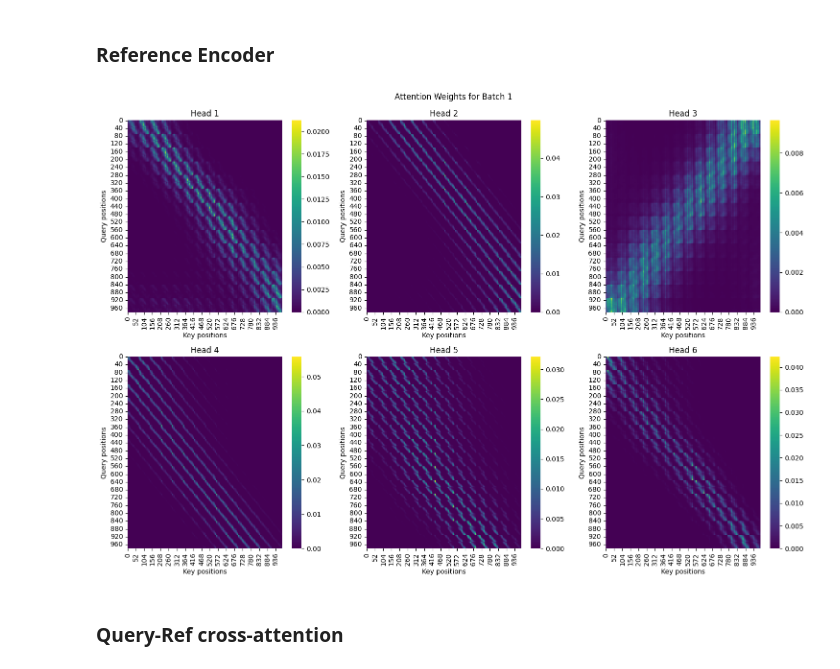
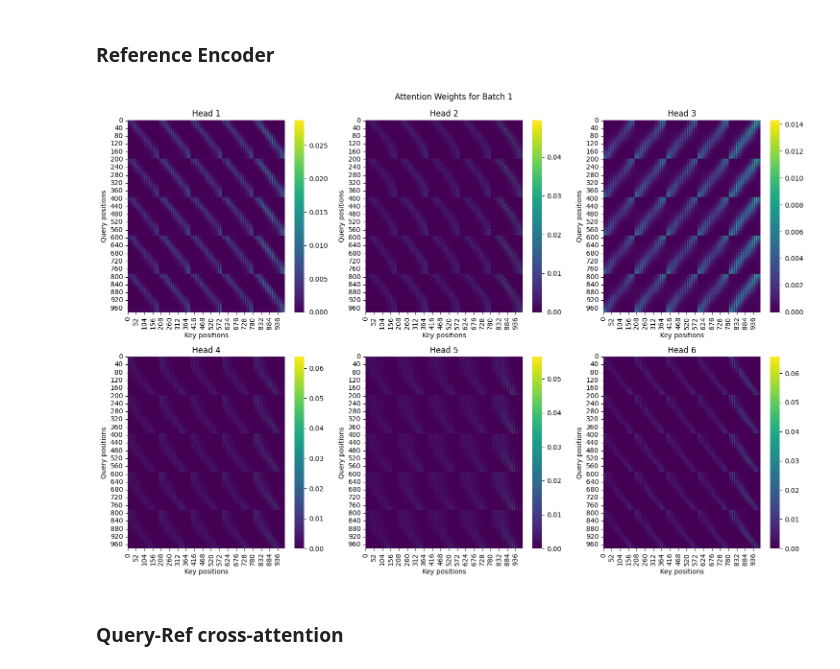
Before and after one commit to johnGachihi/scenic, a Jupyter notebook: scenic/projects/loca/visualise_attn_weights.ipynb, the cells around one changed output. Saved outputs shown, nothing was run; the diff lists cells and outputs as text; code cells hidden in the pictures.

```diff
--- a/scenic/projects/loca/visualise_attn_weights.ipynb
+++ b/scenic/projects/loca/visualise_attn_weights.ipynb
@@ -197,9 +311,10 @@ ref_enc_attn_weights[0, :, :5, :5]
 # %% [markdown]
 ### Reference Encoder
-# %%
-plot_attention_weights(ref_enc_attn_weights, batch_idx=0, max_tokens=1000)
-# %% [output]
-[figure, removed]
+# %%
+_ref_enc_attn_weights = _ref_enc_attn_weights.reshape(2, 6, 196 * 5, 196 * 5)   # [B, num_heads, G * L, G * L]
+plot_attention_weights(_ref_enc_attn_weights, batch_idx=0, max_tokens=1000)
+# %% [output]
+[figure, added]
 # %% [markdown]
 ### Query-Ref cross-attention
 # %%
```
Also changed, not shown: parts of 17 cells of this notebook, 3 other files.
